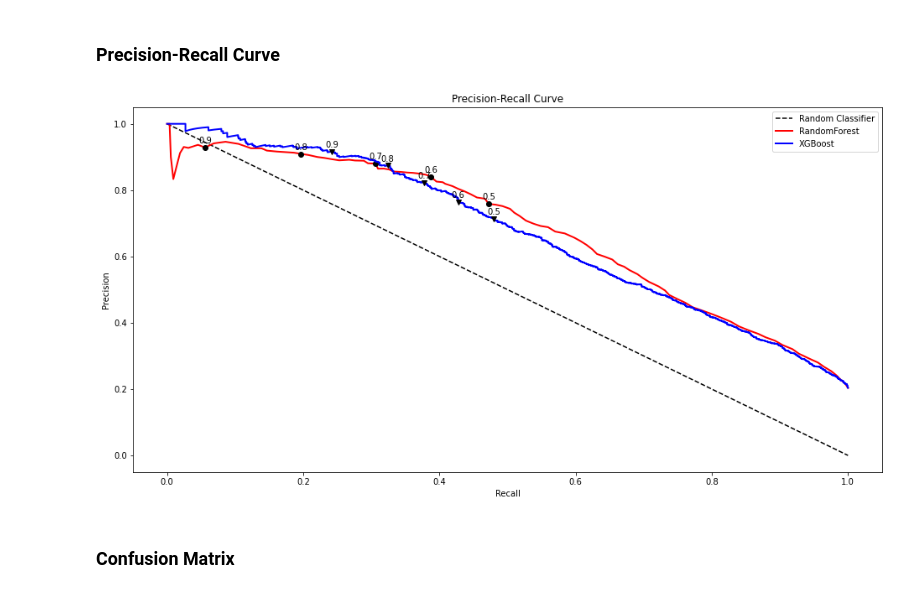
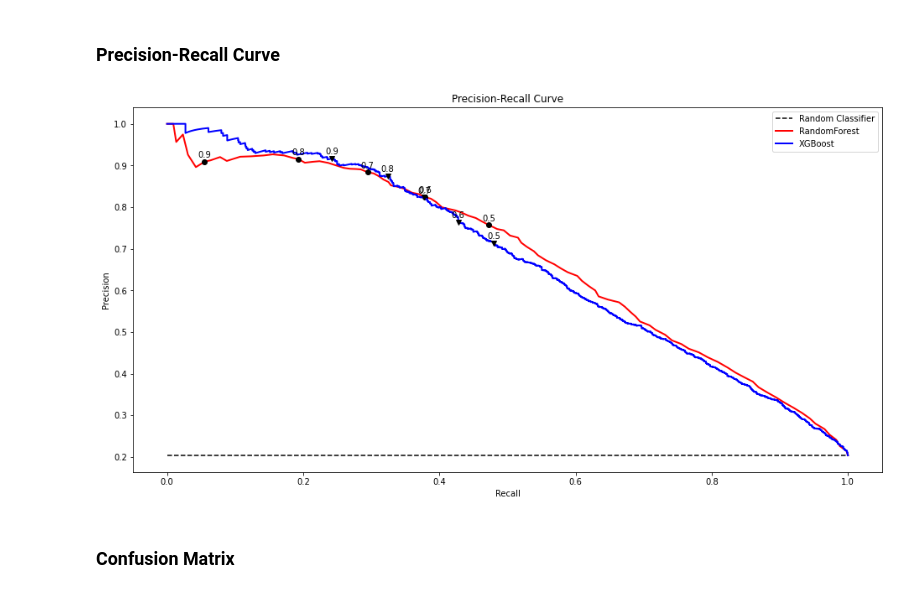
Before and after one commit to gcsantucci/churn_TopBank, a Jupyter notebook: churn_analysis.ipynb, the cells around one changed output. Drawn from its saved outputs; the diff is of its cells as text; code cells hidden in the pictures.

```diff
--- a/churn_analysis.ipynb
+++ b/churn_analysis.ipynb
@@ -1250,6 +1251,9 @@ But interesting to see that it seems to pick up on the exited clusters.
 # %% [markdown]
 ### Final 2 Models
 # %%
+rf = RandomForestClassifier()
+xg = XGBClassifier()
+
 models = [rf, xg]
 model_names = ['RandomForest', 'XGBoost']
 scoring = 'recall'
@@ -1298,26 +1302,26 @@ for y_proba in y_probas:
 # %%
 fig, ax = plt.subplots(nrows=1, ncols=1, figsize=(16, 8))
 
-ax.plot([0, 1], [1, 0], linestyle='--', color='black', label='Random Classifier')
+ax.plot([0, 1], [churn_ratio, churn_ratio], linestyle='--', color='black', label='Random Classifier')
 for recall_score, recall, precision, label, c, marker in zip(recall_scores, recalls, precisions, model_names, ['red', 'blue'], ['o', 'v']):
     ax.plot(recall, precision, color=c, label=label, linewidth=2)
 
     for threshold, score in zip(thresholds, recall_score):
         index = find_nearest(recall, score)
         x = recall[index]
         y = precision[index]
         ax.plot(x, y, marker=marker, color='black')
         ax.annotate(f'{threshold:.1f}', xy=(x, y), xytext=(0, 3),
                     textcoords="offset points", ha='center', va='bottom')
 
 ax.set_title('Precision-Recall Curve')
 ax.set_xlabel('Recall')
 ax.set_ylabel('Precision')
 ax.legend()
 
 plt.show()
 # %% [output]
-[figure, old version]
+[figure, new version]
 # %% [markdown]
 ### Confusion Matrix
 # %%
```
Also changed, not shown: parts of 45 cells of this notebook, 3 other files.
